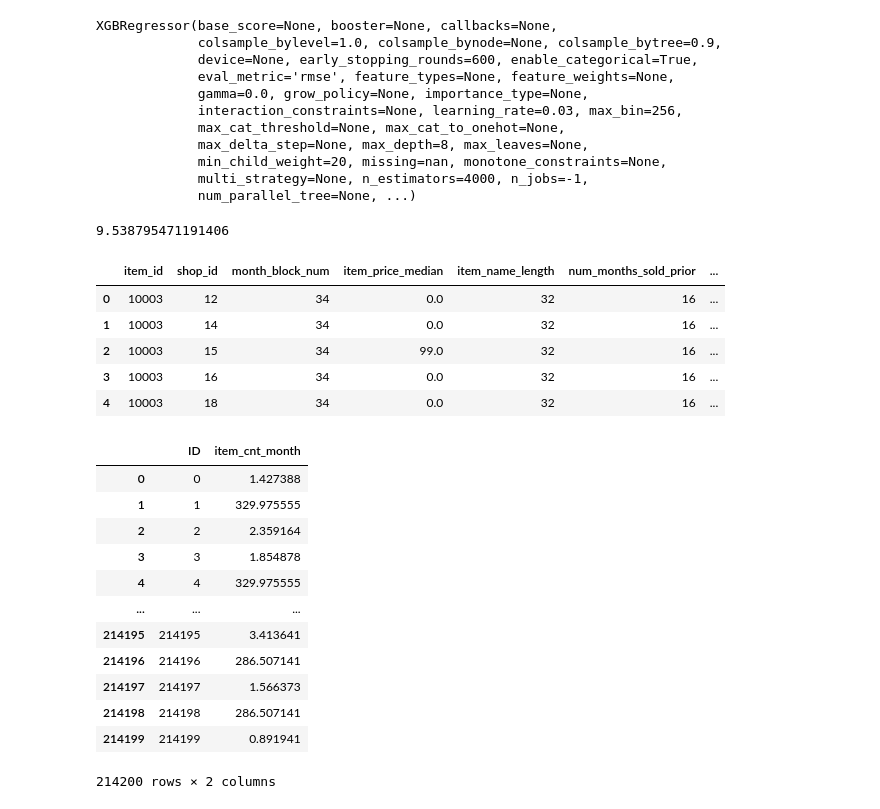
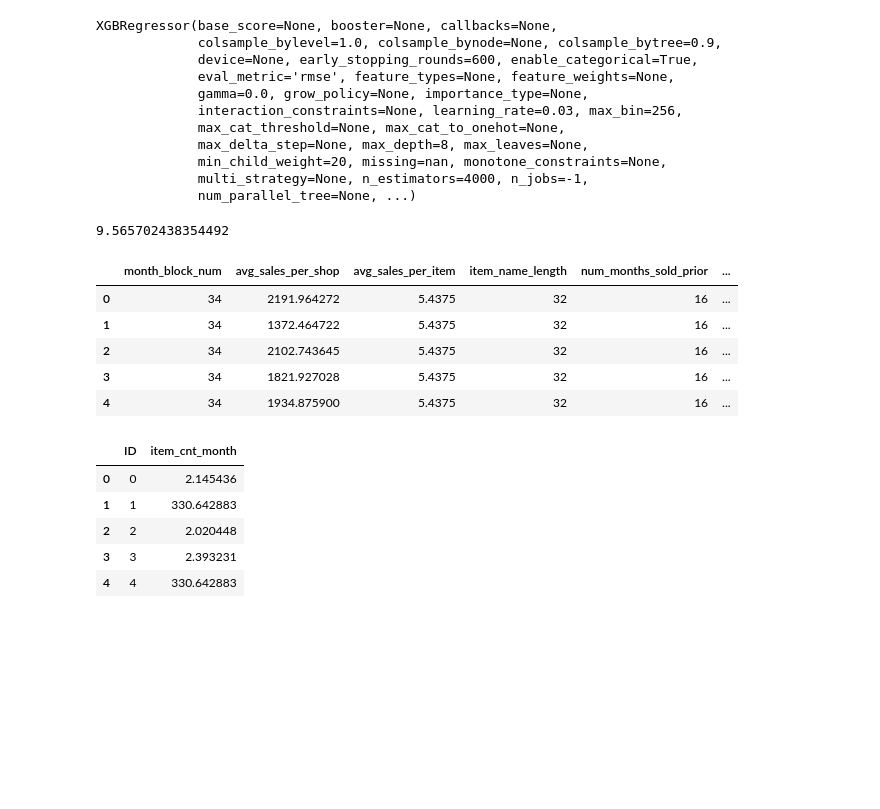
Before and after one commit to Dan23ws12/Kaggle-Predict-Future-Sales, a Jupyter notebook: src/model training and evaluation/final_model_train.ipynb, the cells around one changed output. Drawn from its saved outputs; the diff is of its cells as text; code cells hidden in the pictures; blank space fills up the shorter version.

Commit message:
added training data to train 4 submission data before adding features, trained on data using mean to replace negative vals

```diff
--- a/src/model training and evaluation/final_model_train.ipynb
+++ b/src/model training and evaluation/final_model_train.ipynb
@@ -12,9 +12,11 @@ from helpers import RAND_STATE
 from helpers import feature_eng_helpers as fp, submission_write as sw, CAT_FEATURES
 # %%
 load_dotenv()
-train = pd.read_csv(os.getenv("CLEAN_DATA_PATH") + "/" + "sales_train_cnt_0.csv")
+train = pd.read_csv(os.getenv("CLEAN_DATA_PATH") + "/" + "sales_train_cnt_mean.csv")
 # %%
 train_sub = pd.read_csv(os.getenv("SUBMISSION_DATA_PATH") + "/" + "train_submission.csv")
+# %%
+train_sub = pd.concat([train, train_sub], ignore_index=True)
 # %%
 #preprocess and split data without one-hot encoding
 x_train, x_test, y_train, y_test = fp.preprocess_and_split_data(train.copy(), False)
@@ -84,6 +87,6 @@ XGBRegressor(base_score=None, booster=None, callbacks=None,
 #model performance
 root_mean_squared_error(y_test, xgb_model.predict(x_test))
 # %% [output]
-9.538795471191406
+9.565702438354492
 # %%
 sub_pred = train_sub2.copy()
@@ -92,25 +94,18 @@ sub_pred["item_cnt_month"] = xgb_model.predict(train_sub2)
 # %%
 sub_pred.head()
 # %% [output]
-|  | item_id | shop_id | month_block_num | item_price_median | item_name_length | num_months_sold_prior | ... |
-| 0 | 10003 | 12 | 34 | 0.0 | 32 | 16 | ... |
-| 1 | 10003 | 14 | 34 | 0.0 | 32 | 16 | ... |
-| 2 | 10003 | 15 | 34 | 99.0 | 32 | 16 | ... |
-| 3 | 10003 | 16 | 34 | 0.0 | 32 | 16 | ... |
-| 4 | 10003 | 18 | 34 | 0.0 | 32 | 16 | ... |
+|  | month_block_num | avg_sales_per_shop | avg_sales_per_item | item_name_length | num_months_sold_prior | ... |
+| 0 | 34 | 2191.964272 | 5.4375 | 32 | 16 | ... |
+| 1 | 34 | 1372.464722 | 5.4375 | 32 | 16 | ... |
+| 2 | 34 | 2102.743645 | 5.4375 | 32 | 16 | ... |
+| 3 | 34 | 1821.927028 | 5.4375 | 32 | 16 | ... |
+| 4 | 34 | 1934.875900 | 5.4375 | 32 | 16 | ... |
 # %%
-sw.write_submission_csv(sub_pred, "2026/08/31_xgb_submission.csv")
+sw.write_submission_csv(sub_pred, "2026-08-31_xgb_mean_submission.csv").head()
 # %% [output]
 |  | ID | item_cnt_month |
-| 0 | 0 | 1.427388 |
-| 1 | 1 | 329.975555 |
-| 2 | 2 | 2.359164 |
-| 3 | 3 | 1.854878 |
-| 4 | 4 | 329.975555 |
-| ... | ... | ... |
-| 214195 | 214195 | 3.413641 |
-| 214196 | 214196 | 286.507141 |
-| 214197 | 214197 | 1.566373 |
-| 214198 | 214198 | 286.507141 |
-| 214199 | 214199 | 0.891941 |
+| 0 | 0 | 2.145436 |
+| 1 | 1 | 330.642883 |
+| 2 | 2 | 2.020448 |
+| 3 | 3 | 2.393231 |
+| 4 | 4 | 330.642883 |
-214200 rows × 2 columns
```
Also changed, not shown: parts of 3 cells of this notebook.
